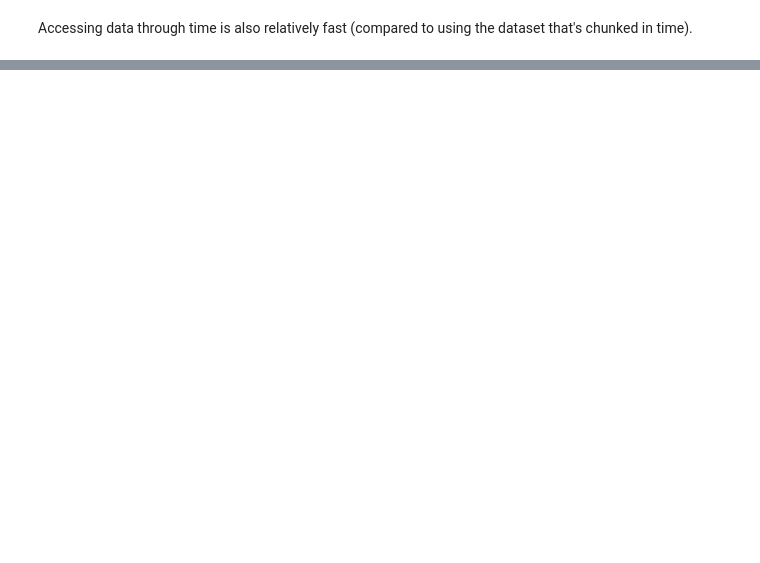
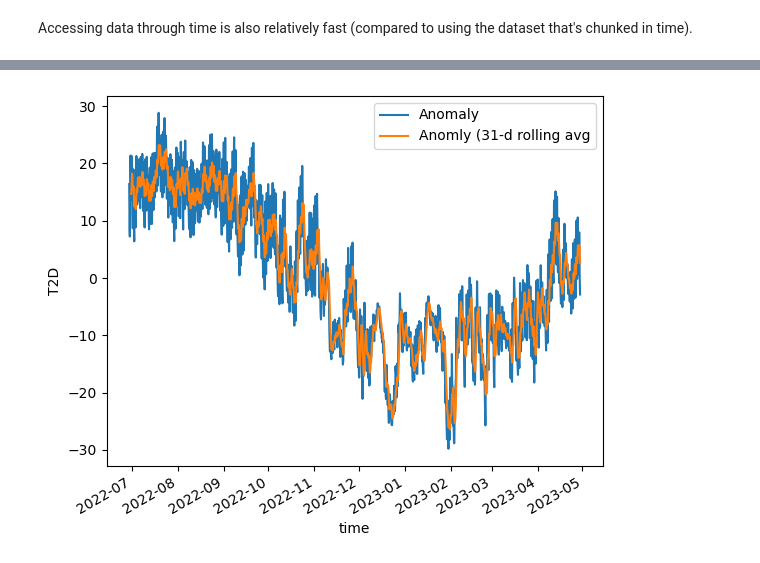
Before and after one commit to TomAugspurger/noaa-nwm, a Jupyter notebook: content/timeseries.ipynb, the cells around one changed output, grey strips where cells are left out. Saved outputs shown, nothing was run; the diff lists cells and outputs as text; code cells hidden in the pictures; blank space fills up the shorter version.

```diff
--- a/content/timeseries.ipynb
+++ b/content/timeseries.ipynb
@@ -73,0 +114,3 @@ t.to_dataframe().plot(subplots=True);
+# %%
+daily = subset.groupby("time.day").mean(dim="time")
+daily
@@ -73,0 +163,2 @@ t.to_dataframe().plot(subplots=True);
+# %%
+daily = daily.persist()
@@ -73,0 +188,3 @@ t.to_dataframe().plot(subplots=True);
+# %%
+anomaly = subset.groupby("time.day") - daily
+anomaly
@@ -73,0 +217,13 @@ t.to_dataframe().plot(subplots=True);
+# %%
+avg = anomaly.mean(dim=("y", "x")).compute()
+# %%
+import matplotlib.pyplot as plt
+
+fig, ax = plt.subplots()
+
+avg.plot(label="Anomaly", ax=ax)
+avg.rolling(time=31).mean().plot(label="Anomly (31-d rolling avg", ax=ax)
+
+ax.legend();
+# %% [output]
+[figure, added]
```
Also changed, not shown: parts of 27 cells of this notebook, 1 other file.
